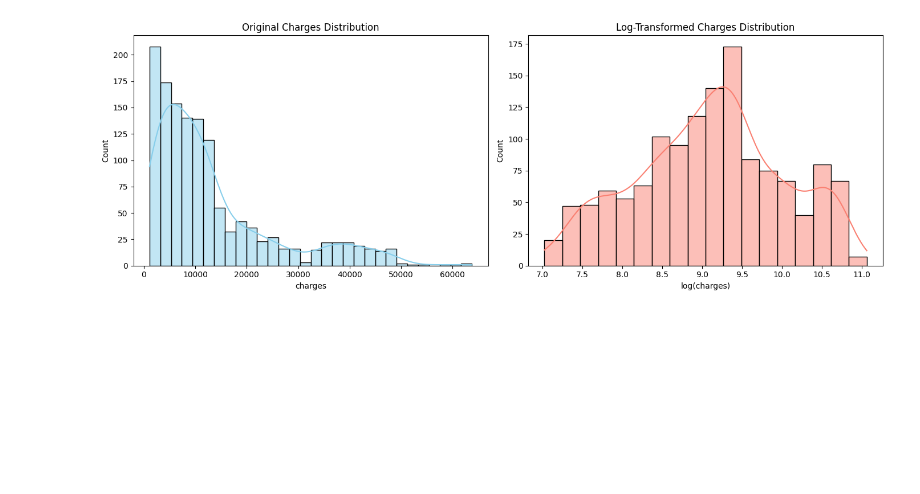
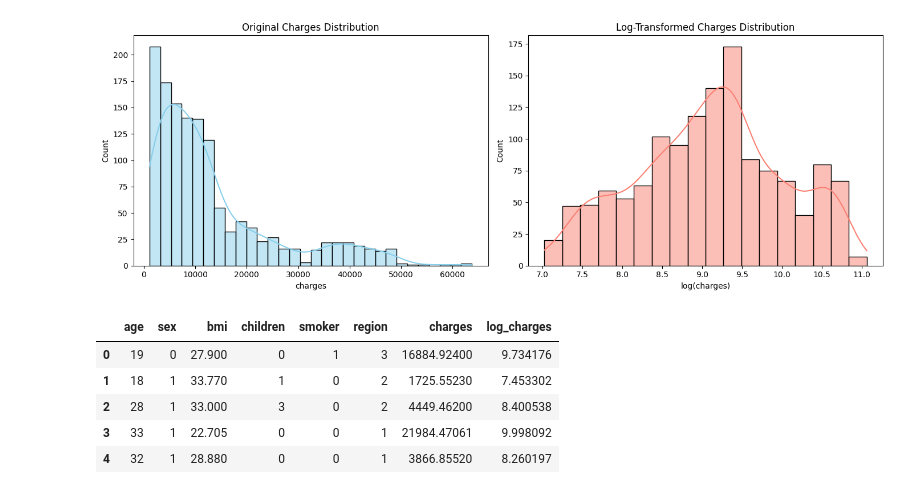
Before and after one commit to ceradrake/ml_regression_drake, a Jupyter notebook: regression.ipynb, the cells around one changed output. Drawn from its saved outputs; the diff is of its cells as text; code cells hidden in the pictures; blank space fills up the shorter version.

Commit message:
convert categorical data

```diff
--- a/regression.ipynb
+++ b/regression.ipynb
@@ -129,3 +129,23 @@ plt.tight_layout()
 plt.show()
 # %% [output]
 [figure]
+# %%
+# Convert categorical data to numerical data
+from sklearn.preprocessing import LabelEncoder
+
+df_label_encoded = df.copy()
+label_cols = ['sex', 'smoker', 'region']
+
+# 0 = no, 1 = yes
+
+le = LabelEncoder()
+for col in label_cols:
+    df_label_encoded[col] = le.fit_transform(df_label_encoded[col])
+df_label_encoded.head()
+# %% [output]
+|  | age | sex | bmi | children | smoker | region | charges | log_charges |
+| 0 | 19 | 0 | 27.900 | 0 | 1 | 3 | 16884.92400 | 9.734176 |
+| 1 | 18 | 1 | 33.770 | 1 | 0 | 2 | 1725.55230 | 7.453302 |
+| 2 | 28 | 1 | 33.000 | 3 | 0 | 2 | 4449.46200 | 8.400538 |
+| 3 | 33 | 1 | 22.705 | 0 | 0 | 1 | 21984.47061 | 9.998092 |
+| 4 | 32 | 1 | 28.880 | 0 | 0 | 1 | 3866.85520 | 8.260197 |
```
